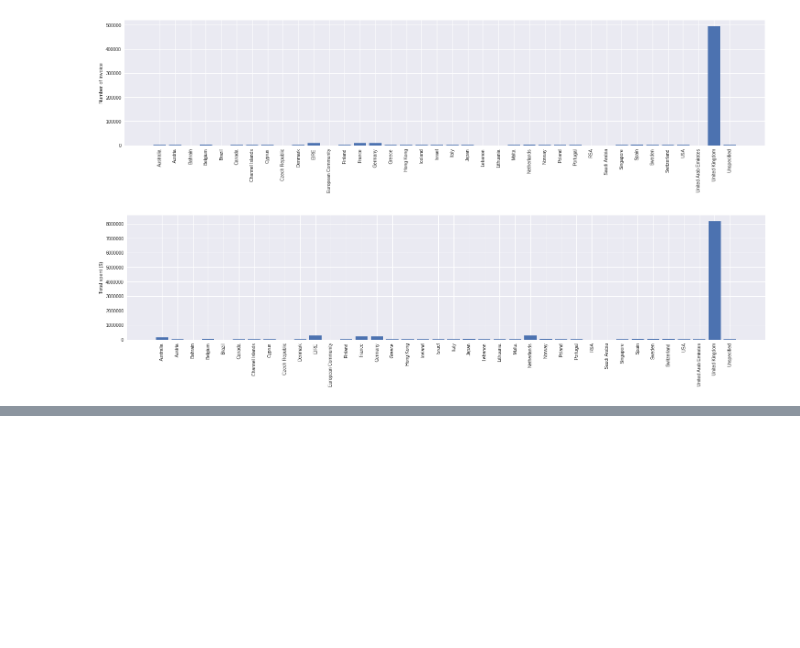
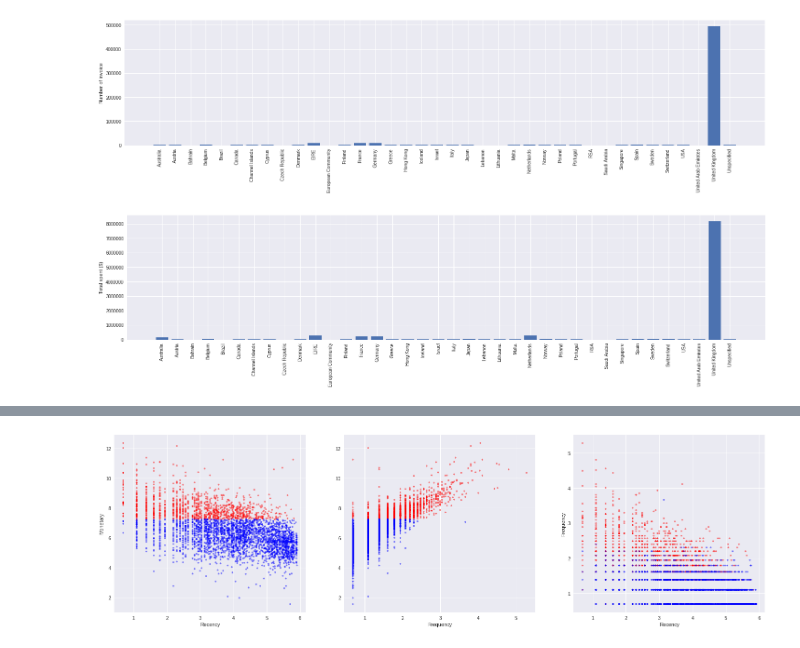
Before and after one commit to aunz/ds, a Jupyter notebook: Customer_segmentation.ipynb, the cells around one changed output, grey strips where cells are left out. Saved outputs shown, nothing was run; the diff lists cells and outputs as text; code cells hidden in the pictures; blank space fills up the shorter version.

Commit message:
Choosing n cluster

```diff
--- a/Customer_segmentation.ipynb
+++ b/Customer_segmentation.ipynb
@@ -198,0 +312,16 @@ New shape (361878, 9)
+# %%
+# a function to plot clusters based on colors
+def plot(colors):
+    _, axs = plt.subplots(1, 3, figsize=(25, 7))
+    axs[0].scatter(data3['Recency'], data3['Monetary'], s=10, alpha=0.5, c=colors)
+    axs[0].set_xlabel('Recency')
+    axs[0].set_ylabel('Monetary')
+    axs[1].scatter(data3['Frequency'], data3['Monetary'], s=10, alpha=0.5, c=colors)
+    axs[1].set_xlabel('Frequency')
+    axs[2].scatter(data3['Recency'], data3['Frequency'], s=10, alpha=0.5, c=colors)
+    axs[2].set_xlabel('Recency')
+    axs[2].set_ylabel('Frequency')
+
+plot(np.where(data3['Top20'] == 1, 'red', 'blue'))
+# %% [output]
+[figure, added]
```
Also changed, not shown: parts of 24 cells of this notebook.
